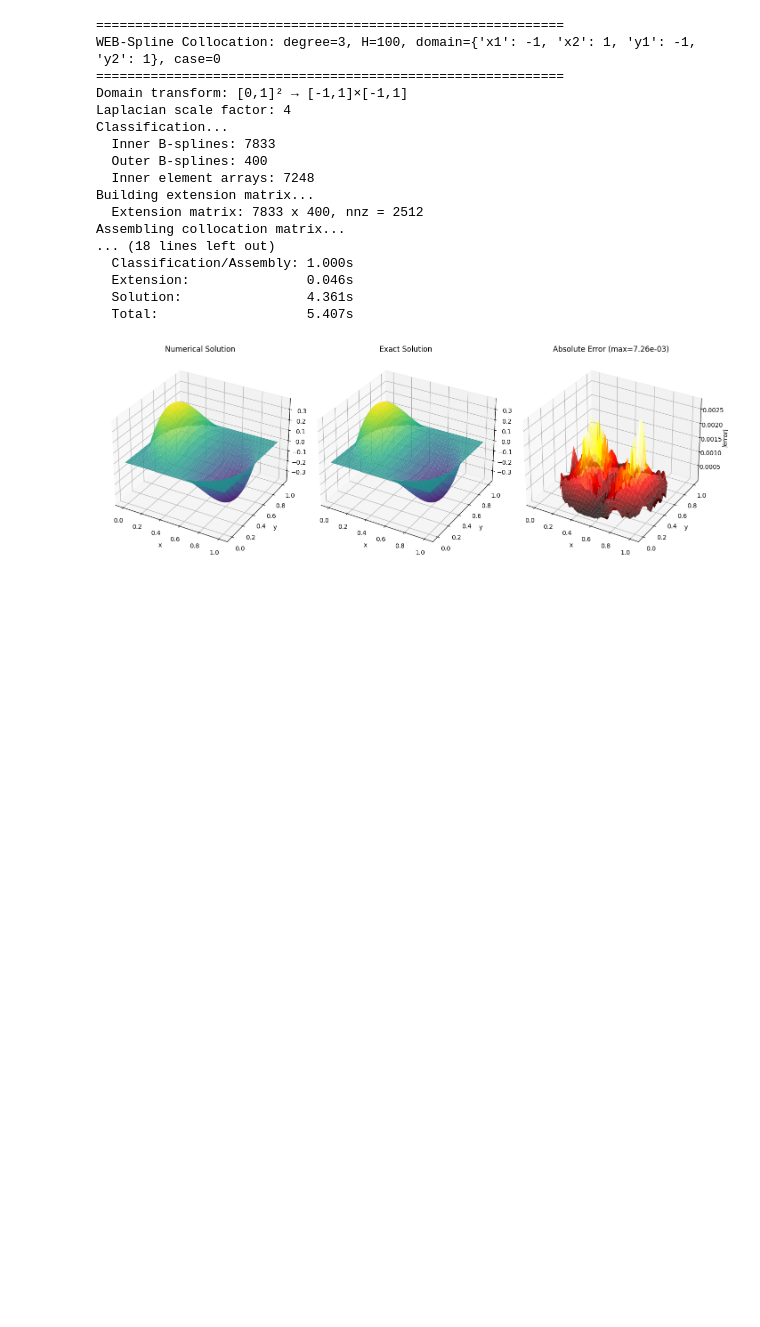
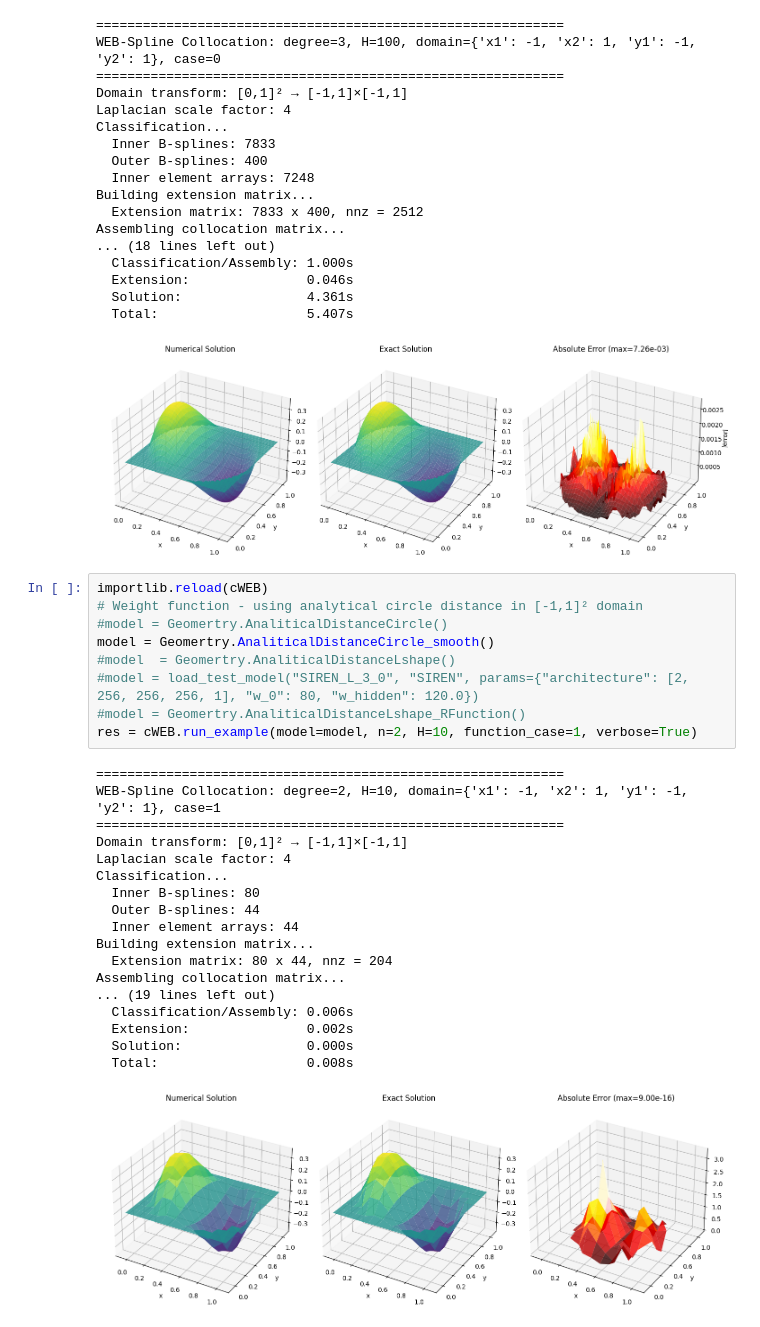
Before and after one commit to csgellert/NeuralIGA, a Jupyter notebook: Neural Analysis/colloc_results.ipynb, the cells around one changed output. Drawn from its saved outputs; the diff is of its cells as text; blank space fills up the shorter version.

```diff
--- a/Neural Analysis/colloc_results.ipynb
+++ b/Neural Analysis/colloc_results.ipynb
@@ -339,3 +339,31 @@ Assembling collocation matrix...
   Solution:                4.361s
   Total:                   5.407s
 [figure]
+# %%
+importlib.reload(cWEB)
+# Weight function - using analytical circle distance in [-1,1]² domain
+#model = Geomertry.AnaliticalDistanceCircle()
+model = Geomertry.AnaliticalDistanceCircle_smooth()
+#model  = Geomertry.AnaliticalDistanceLshape()
+#model = load_test_model("SIREN_L_3_0", "SIREN", params={"architecture": [2, 256, 256, 256, 1], "w_0": 80, "w_hidden": 120.0})
+#model = Geomertry.AnaliticalDistanceLshape_RFunction()
+res = cWEB.run_example(model=model, n=2, H=10, function_case=1, verbose=True)
+# %% [output]
+============================================================
+WEB-Spline Collocation: degree=2, H=10, domain={'x1': -1, 'x2': 1, 'y1': -1, 'y2': 1}, case=1
+============================================================
+Domain transform: [0,1]² → [-1,1]×[-1,1]
+Laplacian scale factor: 4
+Classification...
+  Inner B-splines: 80
+  Outer B-splines: 44
+  Inner element arrays: 44
+Building extension matrix...
+  Extension matrix: 80 x 44, nnz = 204
+Assembling collocation matrix...
+... (19 lines left out)
+  Classification/Assembly: 0.006s
+  Extension:               0.002s
+  Solution:                0.000s
+  Total:                   0.008s
+[figure, added]
```
Also changed, not shown: 8 other files.
